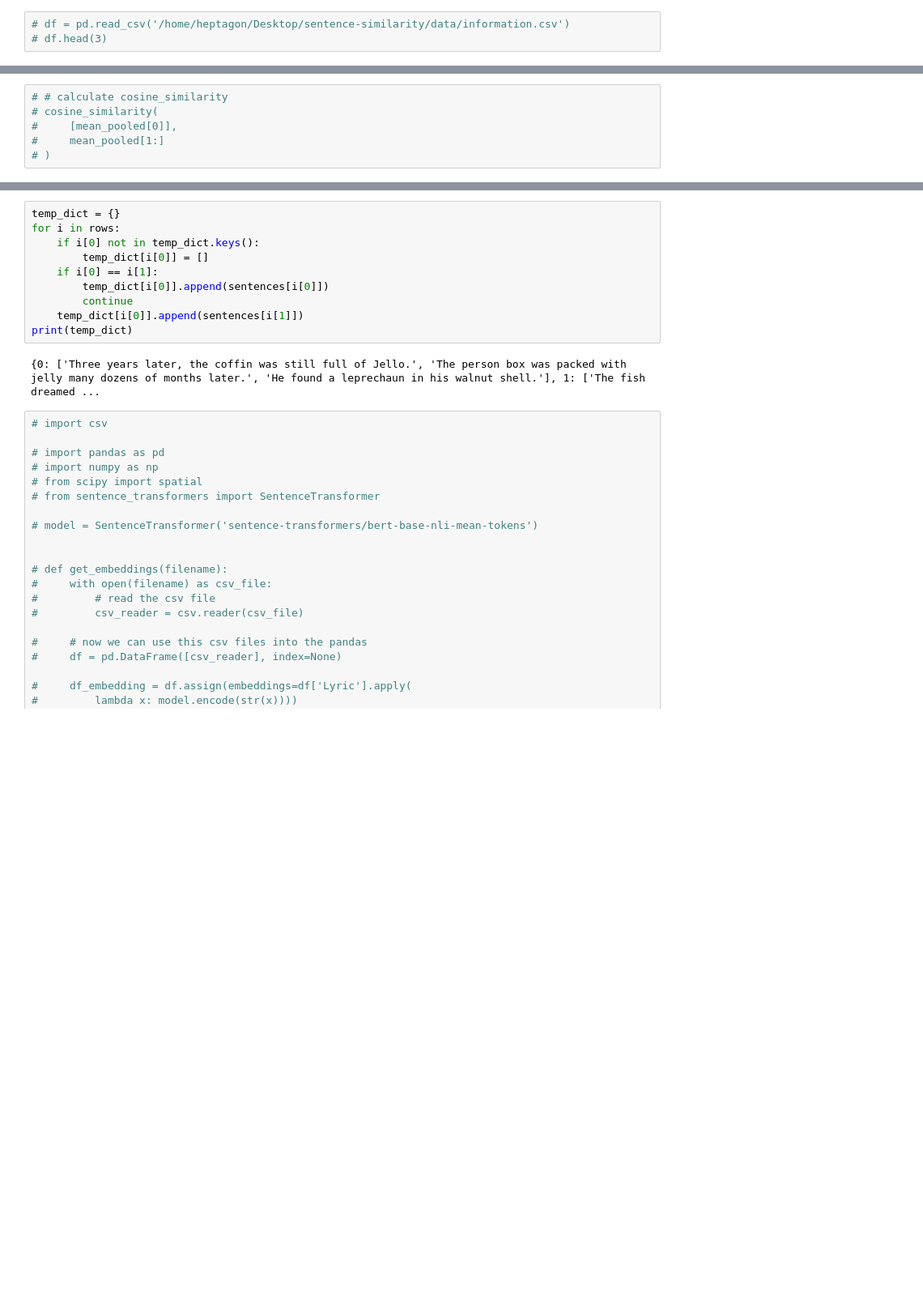
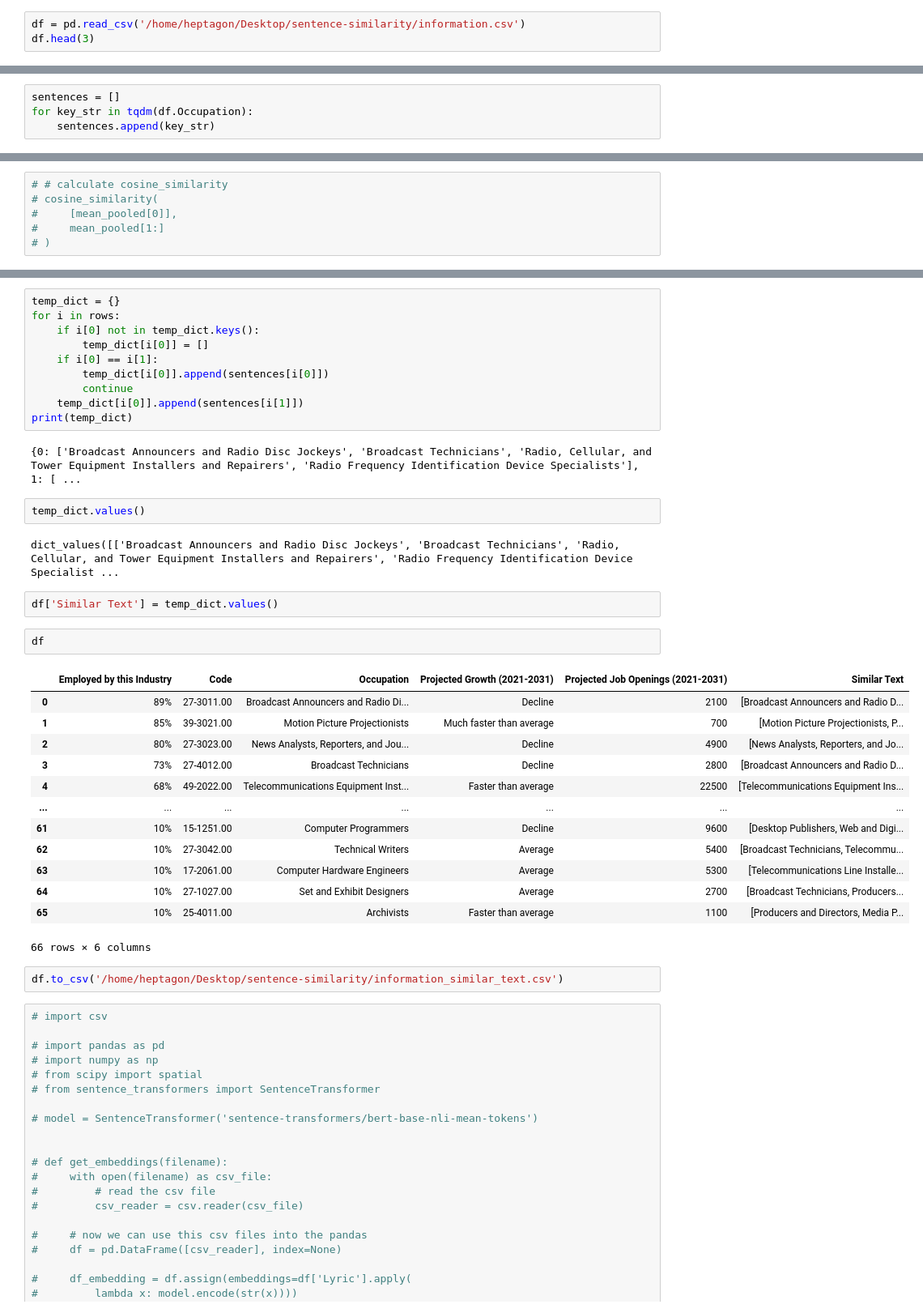
Before and after one commit to sudamah/sentence-similarity, a Jupyter notebook: sentence-similarity.ipynb, the cells around one changed output, grey strips where cells are left out. Shown: that part at 81% size. Drawn from its saved outputs; the diff is of its cells as text; blank space fills up the shorter version.

```diff
--- a/sentence-similarity.ipynb
+++ b/sentence-similarity.ipynb
@@ -22,3 +22,3 @@ sentences = [
 # %%
-# df = pd.read_csv('/home/heptagon/Desktop/sentence-similarity/data/information.csv')
-# df.head(3)
+df = pd.read_csv('/home/heptagon/Desktop/sentence-similarity/information.csv')
+df.head(3)
@@ -25,3 +30,7 @@ sentences = [
+# %%
+sentences = []
+for key_str in tqdm(df.Occupation):
+    sentences.append(key_str)
 # %%
 # if file_extension.endswith(".csv"):   # load csv file & convert to dataframe
 #     df = pd.read_csv(filepath)
@@ -214,7 +221,31 @@ for i in rows:
     temp_dict[i[0]].append(sentences[i[1]])
 print(temp_dict)
 # %% [output]
-{0: ['Three years later, the coffin was still full of Jello.', 'The person box was packed with jelly many dozens of months later.', 'He found a leprechaun in his walnut shell.'], 1: ['The fish dreamed ...
+{0: ['Broadcast Announcers and Radio Disc Jockeys', 'Broadcast Technicians', 'Radio, Cellular, and Tower Equipment Installers and Repairers', 'Radio Frequency Identification Device Specialists'], 1: [ ...
+# %%
+temp_dict.values()
+# %% [output]
+dict_values([['Broadcast Announcers and Radio Disc Jockeys', 'Broadcast Technicians', 'Radio, Cellular, and Tower Equipment Installers and Repairers', 'Radio Frequency Identification Device Specialist ...
+# %%
+df['Similar Text'] = temp_dict.values()
+# %%
+df
+# %% [output]
+|  | Employed by this Industry | Code | Occupation | Projected Growth (2021-2031) | Projected Job Openings (2021-2031) | Similar Text |
+| 0 | 89% | 27-3011.00 | Broadcast Announcers and Radio Di... | Decline | 2100 | [Broadcast Announcers and Radio D... |
+| 1 | 85% | 39-3021.00 | Motion Picture Projectionists | Much faster than average | 700 | [Motion Picture Projectionists, P... |
+| 2 | 80% | 27-3023.00 | News Analysts, Reporters, and Jou... | Decline | 4900 | [News Analysts, Reporters, and Jo... |
+| 3 | 73% | 27-4012.00 | Broadcast Technicians | Decline | 2800 | [Broadcast Announcers and Radio D... |
+| 4 | 68% | 49-2022.00 | Telecommunications Equipment Inst... | Faster than average | 22500 | [Telecommunications Equipment Ins... |
+| ... | ... | ... | ... | ... | ... | ... |
+| 61 | 10% | 15-1251.00 | Computer Programmers | Decline | 9600 | [Desktop Publishers, Web and Digi... |
+| 62 | 10% | 27-3042.00 | Technical Writers | Average | 5400 | [Broadcast Technicians, Telecommu... |
+| 63 | 10% | 17-2061.00 | Computer Hardware Engineers | Average | 5300 | [Telecommunications Line Installe... |
+| 64 | 10% | 27-1027.00 | Set and Exhibit Designers | Average | 2700 | [Broadcast Technicians, Producers... |
+| 65 | 10% | 25-4011.00 | Archivists | Faster than average | 1100 | [Producers and Directors, Media P... |
+66 rows × 6 columns
+# %%
+df.to_csv('/home/heptagon/Desktop/sentence-similarity/information_similar_text.csv')
 # %%
 # import csv
 
```
Also changed, not shown: parts of 17 cells of this notebook, 2 other files.
